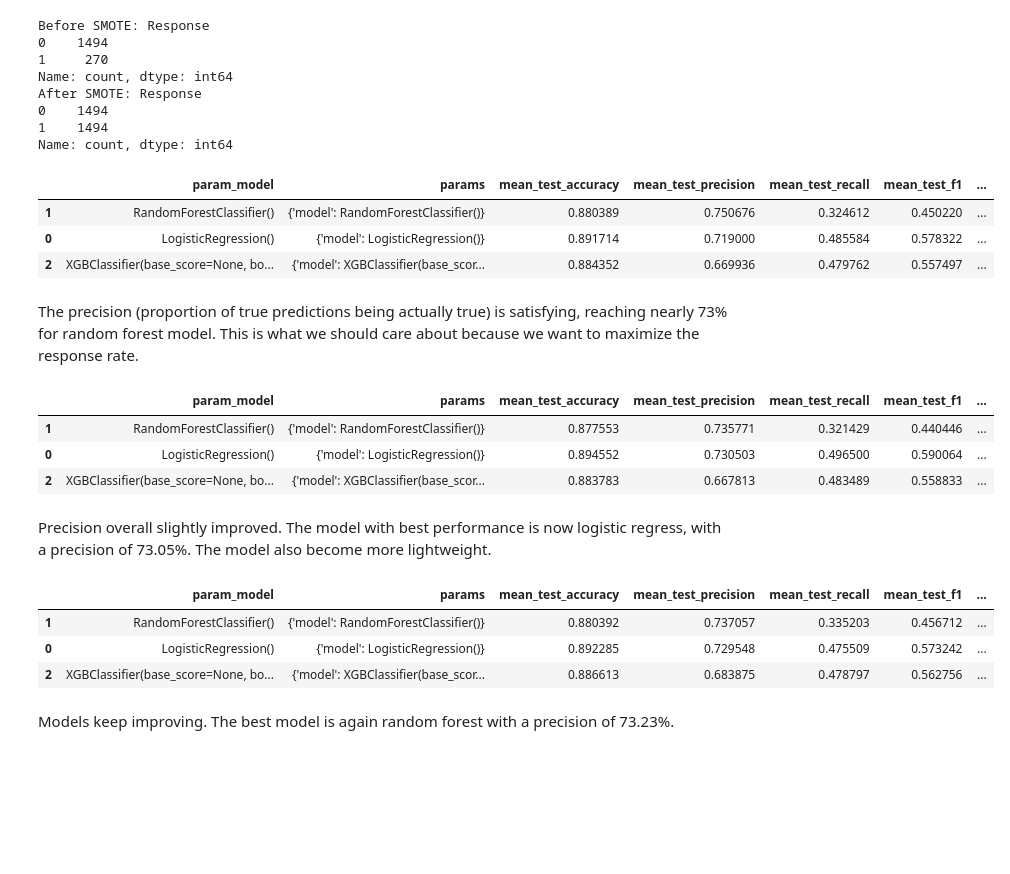
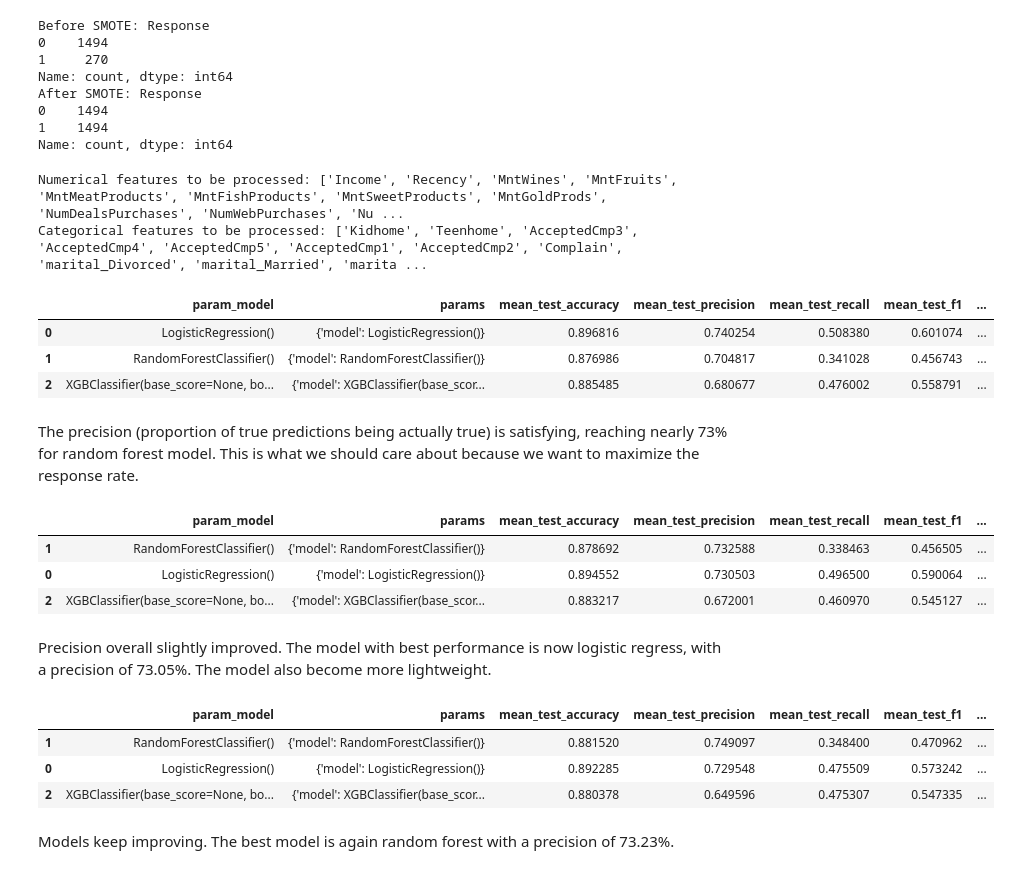
Before and after one commit to pegasuslsy/ifood-campaign-targeting-ml-optimization, a Jupyter notebook: EDA and Modeling.ipynb, the cells around one changed output. Saved outputs shown, nothing was run; the diff lists cells and outputs as text; code cells hidden in the pictures; blank space fills up the shorter version.

```diff
--- a/EDA and Modeling.ipynb
+++ b/EDA and Modeling.ipynb
@@ -229,29 +229,47 @@ After SMOTE: Response
 0    1494
 1    1494
 Name: count, dtype: int64
+# %%
+from sklearn.preprocessing import OneHotEncoder
+
+numerical_transformer = Pipeline(steps=[
+    ('scaler', StandardScaler())
+])
+
+categorical_transformer = Pipeline(steps=[
+    ('onehot', OneHotEncoder(handle_unknown='ignore'))
+])
+
+preprocessor = ColumnTransformer(
+    transformers=[
+        ('num', numerical_transformer, numerical_columns),
+        ('cat', categorical_transformer, categorical_columns)
+    ],
+    remainder='passthrough'
+)
+# %% [output]
+Numerical features to be processed: ['Income', 'Recency', 'MntWines', 'MntFruits', 'MntMeatProducts', 'MntFishProducts', 'MntSweetProducts', 'MntGoldProds', 'NumDealsPurchases', 'NumWebPurchases', 'Nu ...
+Categorical features to be processed: ['Kidhome', 'Teenhome', 'AcceptedCmp3', 'AcceptedCmp4', 'AcceptedCmp5', 'AcceptedCmp1', 'AcceptedCmp2', 'Complain', 'marital_Divorced', 'marital_Married', 'marita ...
 # %%
 # Baseline model
 pipe = Pipeline([
-    ('preprocessing', ColumnTransformer([
-        ('categorical', 'passthrough',categorical_columns),
-        ('numerical', StandardScaler(), numerical_columns)
-    ])),
+    ('preprocessing', preprocessor),
     ('model', None)
 ])
 
 param_grid = [{
     'model': [LogisticRegression(), RandomForestClassifier(), XGBClassifier()]
 }]
 
 grid = GridSearchCV(pipe, param_grid=param_grid, scoring=['accuracy','precision','recall','f1','roc_auc'], refit='precision')
 grid.fit(X_train, y_train)
 results = pd.DataFrame(grid.cv_results_).sort_values('rank_test_precision')
 results[['param_model','params'] + [x for x in results.columns if 'mean_test' in x]]
 # %% [output]
 |  | param_model | params | mean_test_accuracy | mean_test_precision | mean_test_recall | mean_test_f1 | ... |
-| 1 | RandomForestClassifier() | {'model': RandomForestClassifier()} | 0.880389 | 0.750676 | 0.324612 | 0.450220 | ... |
-| 0 | LogisticRegression() | {'model': LogisticRegression()} | 0.891714 | 0.719000 | 0.485584 | 0.578322 | ... |
-| 2 | XGBClassifier(base_score=None, bo... | {'model': XGBClassifier(base_scor... | 0.884352 | 0.669936 | 0.479762 | 0.557497 | ... |
+| 0 | LogisticRegression() | {'model': LogisticRegression()} | 0.896816 | 0.740254 | 0.508380 | 0.601074 | ... |
+| 1 | RandomForestClassifier() | {'model': RandomForestClassifier()} | 0.876986 | 0.704817 | 0.341028 | 0.456743 | ... |
+| 2 | XGBClassifier(base_score=None, bo... | {'model': XGBClassifier(base_scor... | 0.885485 | 0.680677 | 0.476002 | 0.558791 | ... |
 # %% [markdown]
 The precision (proportion of true predictions being actually true) is satisfying, reaching nearly 73% for random forest model. This is what we should care about because we want to maximize the response rate.
 # %%
@@ -293,9 +311,9 @@ results = pd.DataFrame(grid.cv_results_).sort_values('rank_test_precision')
 results[['param_model','params'] + [x for x in results.columns if 'mean_test' in x]]
 # %% [output]
 |  | param_model | params | mean_test_accuracy | mean_test_precision | mean_test_recall | mean_test_f1 | ... |
-| 1 | RandomForestClassifier() | {'model': RandomForestClassifier()} | 0.877553 | 0.735771 | 0.321429 | 0.440446 | ... |
+| 1 | RandomForestClassifier() | {'model': RandomForestClassifier()} | 0.878692 | 0.732588 | 0.338463 | 0.456505 | ... |
 | 0 | LogisticRegression() | {'model': LogisticRegression()} | 0.894552 | 0.730503 | 0.496500 | 0.590064 | ... |
-| 2 | XGBClassifier(base_score=None, bo... | {'model': XGBClassifier(base_scor... | 0.883783 | 0.667813 | 0.483489 | 0.558833 | ... |
+| 2 | XGBClassifier(base_score=None, bo... | {'model': XGBClassifier(base_scor... | 0.883217 | 0.672001 | 0.460970 | 0.545127 | ... |
 # %% [markdown]
 Precision overall slightly improved. The model with best performance is now logistic regress, with a precision of 73.05%. The model also become more lightweight.
 # %%
@@ -322,9 +340,9 @@ results = pd.DataFrame(grid.cv_results_).sort_values('rank_test_precision')
 results[['param_model','params'] + [x for x in results.columns if 'mean_test' in x]]
 # %% [output]
 |  | param_model | params | mean_test_accuracy | mean_test_precision | mean_test_recall | mean_test_f1 | ... |
-| 1 | RandomForestClassifier() | {'model': RandomForestClassifier()} | 0.880392 | 0.737057 | 0.335203 | 0.456712 | ... |
+| 1 | RandomForestClassifier() | {'model': RandomForestClassifier()} | 0.881520 | 0.749097 | 0.348400 | 0.470962 | ... |
 | 0 | LogisticRegression() | {'model': LogisticRegression()} | 0.892285 | 0.729548 | 0.475509 | 0.573242 | ... |
-| 2 | XGBClassifier(base_score=None, bo... | {'model': XGBClassifier(base_scor... | 0.886613 | 0.683875 | 0.478797 | 0.562756 | ... |
+| 2 | XGBClassifier(base_score=None, bo... | {'model': XGBClassifier(base_scor... | 0.880378 | 0.649596 | 0.475307 | 0.547335 | ... |
 # %% [markdown]
 Models keep improving. The best model is again random forest with a precision of 73.23%.
 # %%
```
Also changed, not shown: parts of 6 cells of this notebook.
